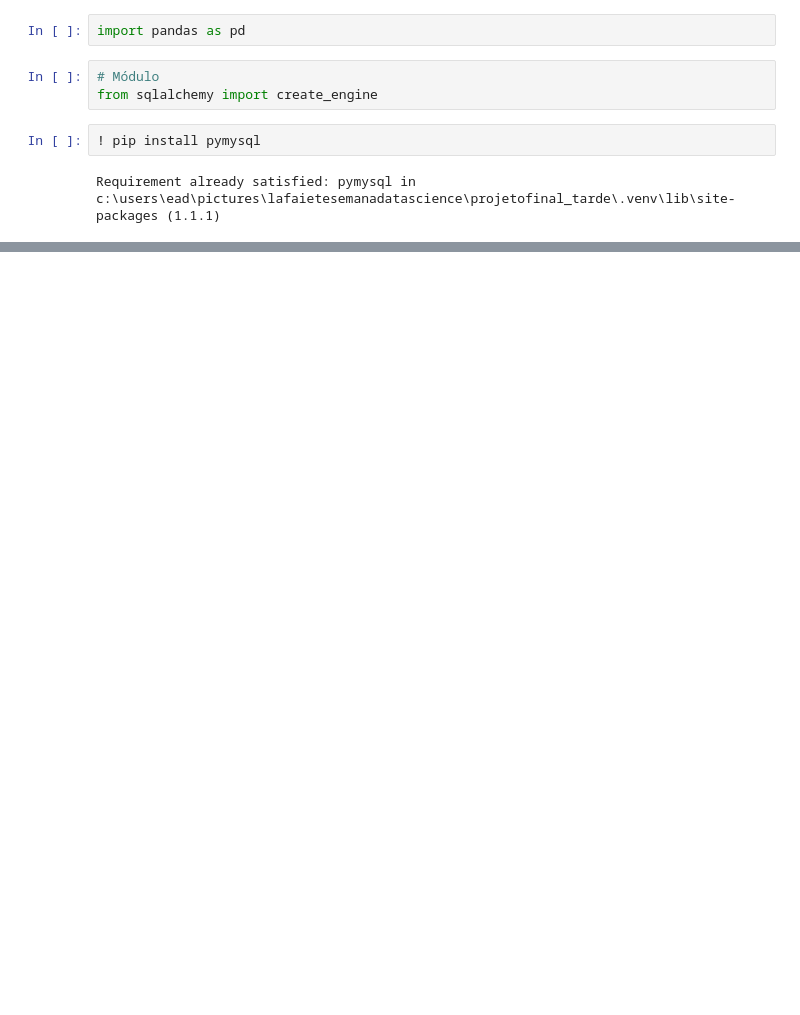
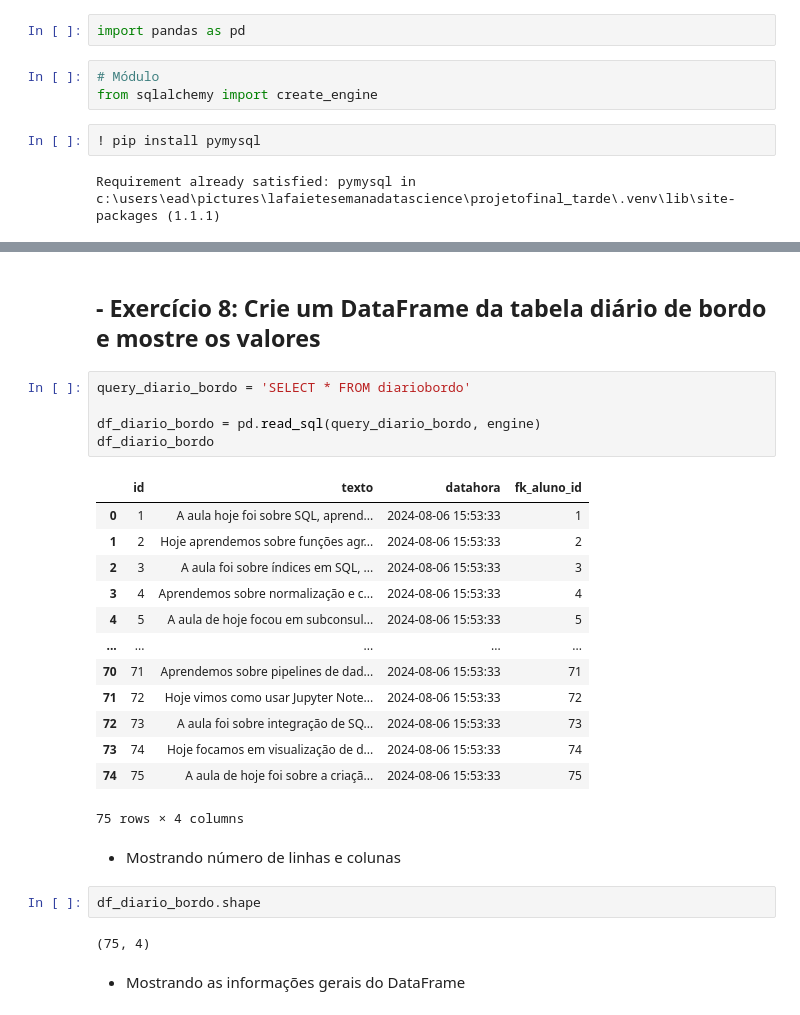
Before and after one commit to Lafaietepedro/projetofinal_tarde, a Jupyter notebook: notebook_tarde.ipynb, the cells around one changed output, grey strips where cells are left out. Drawn from its saved outputs; the diff is of its cells as text; blank space fills up the shorter version.

```diff
--- a/notebook_tarde.ipynb
+++ b/notebook_tarde.ipynb
@@ -37,0 +213,29 @@ OperationalError: (pymysql.err.OperationalError) (2003, "Can't connect to MySQL
+# %% [markdown]
+## - Exercício 8: Crie um DataFrame da tabela diário de bordo e mostre os valores
+# %%
+query_diario_bordo = 'SELECT * FROM diariobordo'
+
+df_diario_bordo = pd.read_sql(query_diario_bordo, engine)
+df_diario_bordo
+# %% [output]
+|  | id | texto | datahora | fk_aluno_id |
+| 0 | 1 | A aula hoje foi sobre SQL, aprend... | 2024-08-06 15:53:33 | 1 |
+| 1 | 2 | Hoje aprendemos sobre funções agr... | 2024-08-06 15:53:33 | 2 |
+| 2 | 3 | A aula foi sobre índices em SQL, ... | 2024-08-06 15:53:33 | 3 |
+| 3 | 4 | Aprendemos sobre normalização e c... | 2024-08-06 15:53:33 | 4 |
+| 4 | 5 | A aula de hoje focou em subconsul... | 2024-08-06 15:53:33 | 5 |
+| ... | ... | ... | ... | ... |
+| 70 | 71 | Aprendemos sobre pipelines de dad... | 2024-08-06 15:53:33 | 71 |
+| 71 | 72 | Hoje vimos como usar Jupyter Note... | 2024-08-06 15:53:33 | 72 |
+| 72 | 73 | A aula foi sobre integração de SQ... | 2024-08-06 15:53:33 | 73 |
+| 73 | 74 | Hoje focamos em visualização de d... | 2024-08-06 15:53:33 | 74 |
+| 74 | 75 | A aula de hoje foi sobre a criaçã... | 2024-08-06 15:53:33 | 75 |
+75 rows × 4 columns
+# %% [markdown]
+- Mostrando número de linhas e colunas
+# %%
+df_diario_bordo.shape
+# %% [output]
+(75, 4)
+# %% [markdown]
+- Mostrando as informações gerais do DataFrame
```
Also changed, not shown: parts of 49 cells of this notebook, 4 other files.
